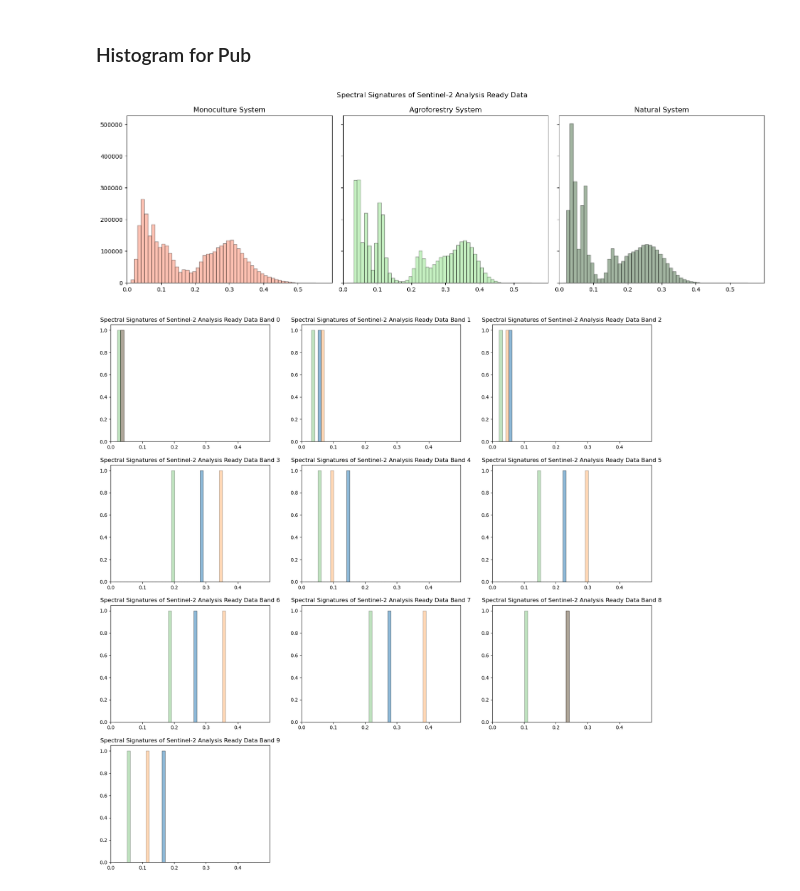
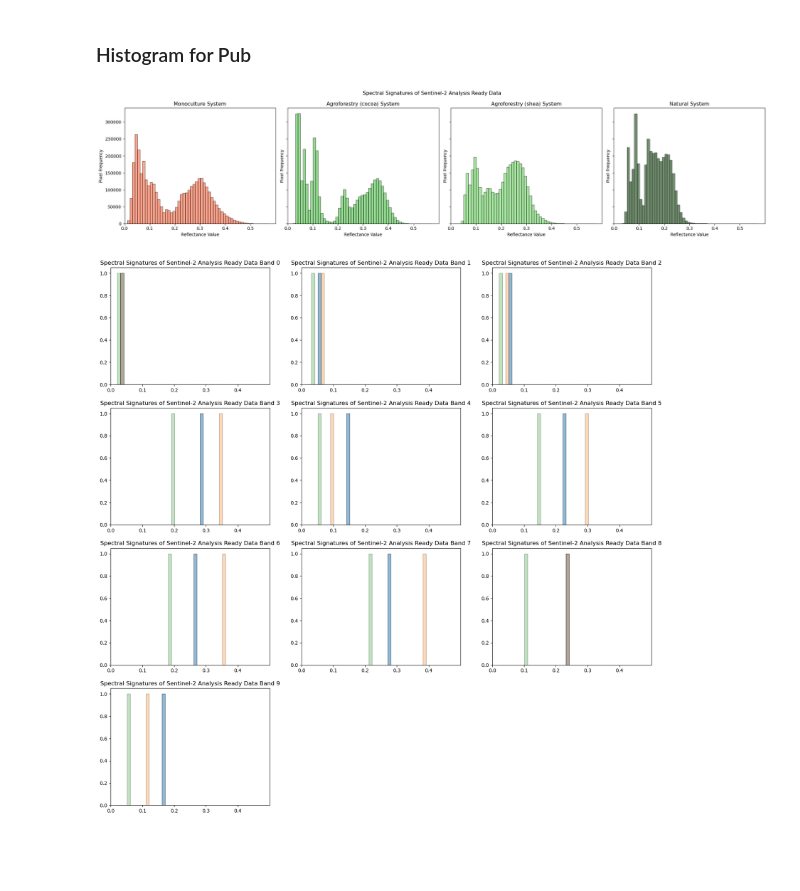
Before and after one commit to wri/plantation_classifier, a Jupyter notebook: notebooks/analyses/publication_visuals.ipynb, the cells around one changed output. Drawn from its saved outputs; the diff is of its cells as text; code cells hidden in the pictures; blank space fills up the shorter version.

Commit message:
edits to spectral signature histogram for pub

```diff
--- a/notebooks/analyses/publication_visuals.ipynb
+++ b/notebooks/analyses/publication_visuals.ipynb
@@ -90,15 +93,17 @@ Shea tree: (1660, 1128), (1661, 1128),
 # %%
 # this one uses cocoa -- this was used for AGU
 make.hist_individual_tile('ghana',
                      (1658, 1064),
-                     (1648, 1083),
-                     (1654, 1065),
+                     (1648, 1083), #cocoa
+                     (1660, 1128), #shea
+                     #(1654, 1065),
+                     (1649, 1130), # parkland
                      'Spectral Signatures of Sentinel-2 Analysis Ready Data',
                      color_dict,
-                     output_file='../../data/figures/s2_hist_avg.png'
+                     output_file='../../data/figures/s2_hist_avg_updated.png'
                          )
 # %% [output]
-[figure, old version]
+[figure, new version]
 # %%
 make.hist_compare_s2_byband('ghana',
                      (1658, 1064),
```
Also changed, not shown: parts of 1 cell of this notebook, 1 other file.
